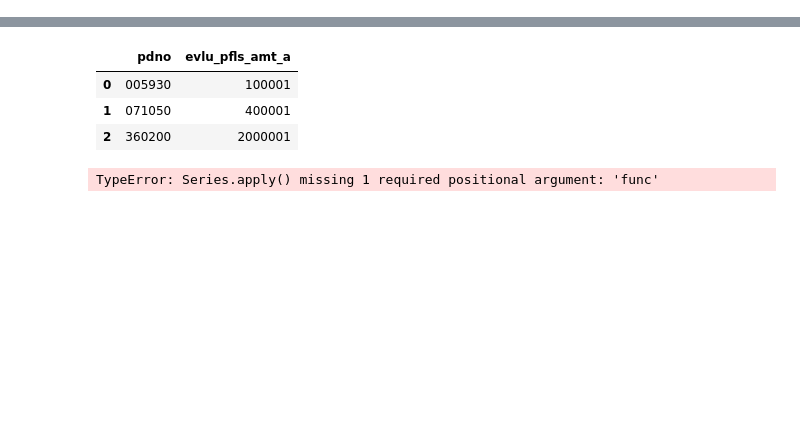
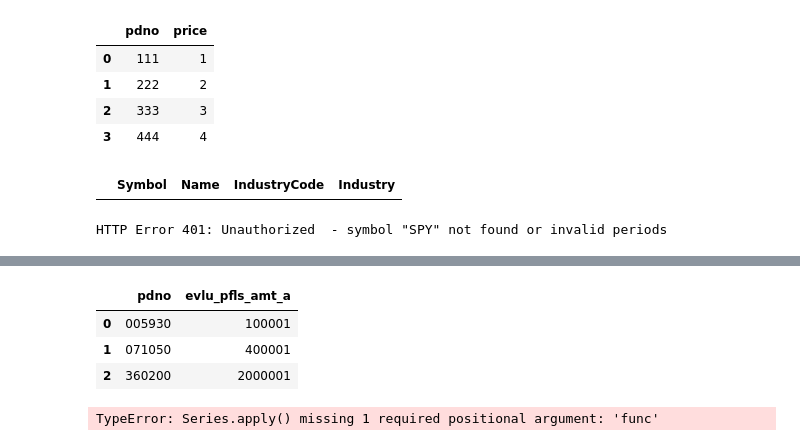
Before and after one commit to SangminAlexLee/KIS_us_quant, a Jupyter notebook: test.ipynb, the cells around one changed output, grey strips where cells are left out. Drawn from its saved outputs; the diff is of its cells as text; code cells hidden in the pictures; blank space fills up the shorter version.

```diff
--- a/test.ipynb
+++ b/test.ipynb
@@ -21,3 +21,13 @@ def db_conn(host='db-dfmba.cnm8u4m2cbtp.ap-northeast-2.rds.amazonaws.com' , port
                         cursorclass = pymysql.cursors.DictCursor)
     mycursor = con.cursor()
     return engine, con, mycursor
+# %%
+data = { "pdno":["111", "222", "333", "444"], "price":[ 1, 2, 3, 4]}
+df = pd.DataFrame(data)
+df
+# %% [output]
+|  | pdno | price |
+| 0 | 111 | 1 |
+| 1 | 222 | 2 |
+| 2 | 333 | 3 |
+| 3 | 444 | 4 |
@@ -23,0 +49,11 @@ def db_conn(host='db-dfmba.cnm8u4m2cbtp.ap-northeast-2.rds.amazonaws.com' , port
+# %%
+amex_tickers[amex_tickers.Symbol=='SPY']
+# %% [output]
+|  | Symbol | Name | IndustryCode | Industry |
+# %%
+start_date='2024-12-01'
+end_date='2025-01-01'
+
+eft_data = fdr.DataReader('SPY', start_date, end_date)
+# %% [output]
+HTTP Error 401: Unauthorized  - symbol "SPY" not found or invalid periods
```
Also changed, not shown: parts of 12 cells of this notebook, 17 other files.
